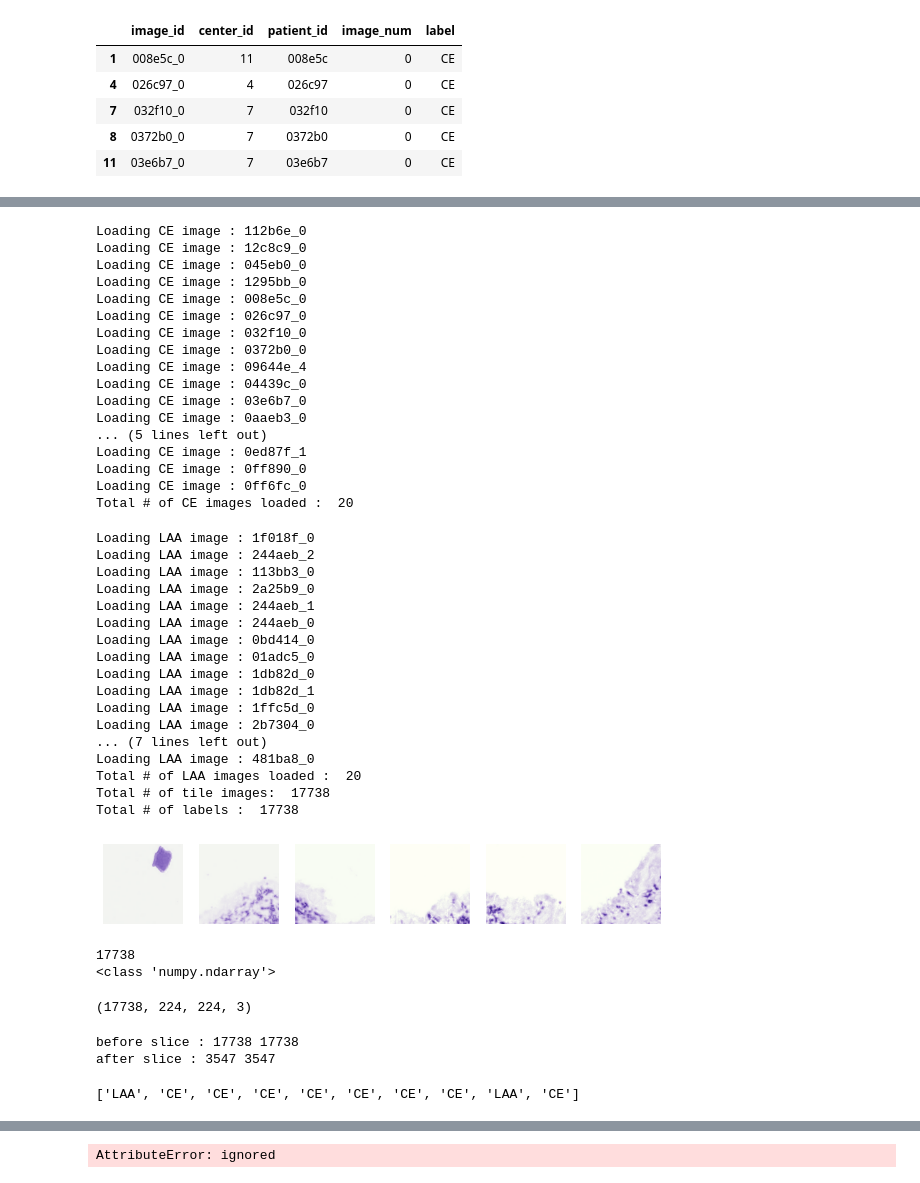
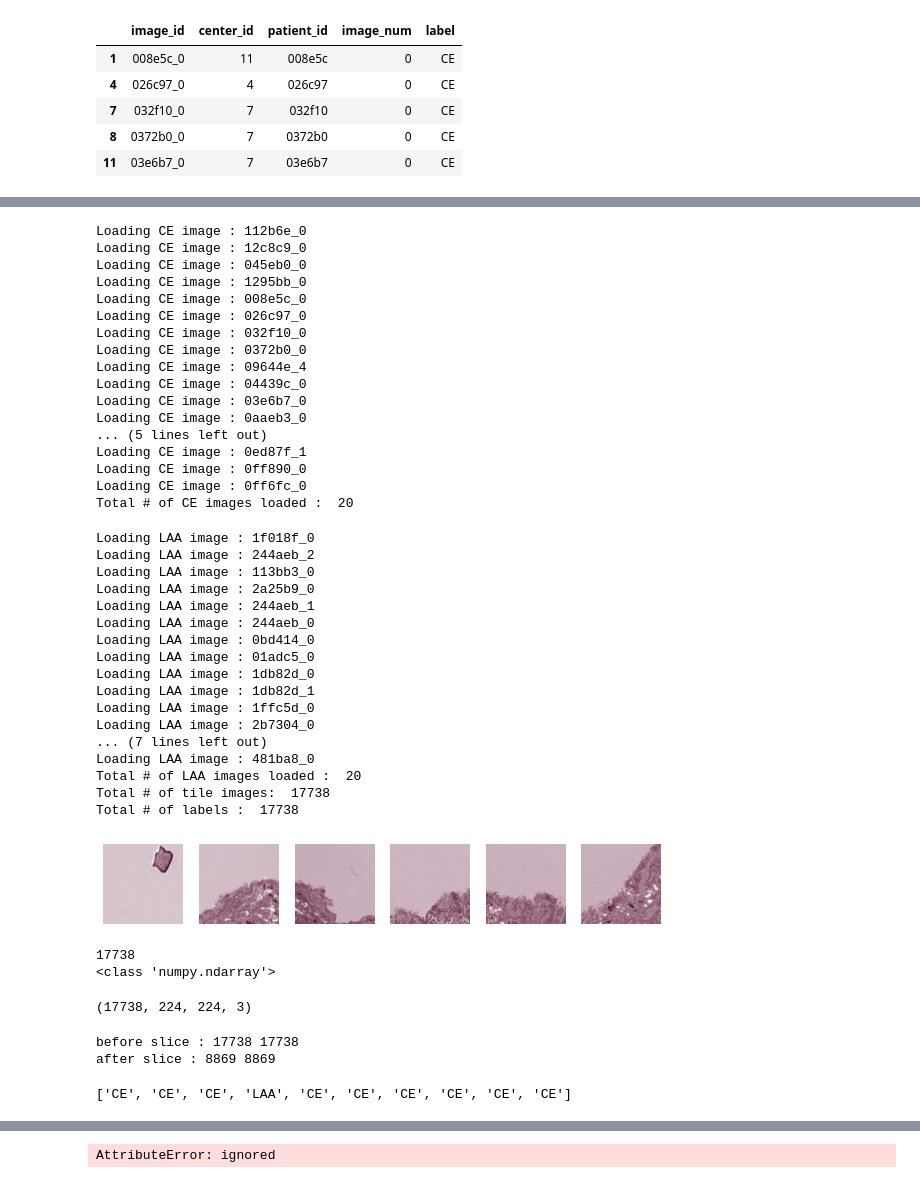
Before and after one commit to dingowhiz/Data_Analytics_ML, a Jupyter notebook: mayo_wsi_anomaly.ipynb, the cells around one changed output, grey strips where cells are left out. Saved outputs shown, nothing was run; the diff lists cells and outputs as text; code cells hidden in the pictures.

```diff
--- a/mayo_wsi_anomaly.ipynb
+++ b/mayo_wsi_anomaly.ipynb
@@ -292,7 +292,7 @@ for ele in tqdm(img_dir_CE, desc = 'CE image loading in progress ...'):
   os.chdir(ce_path + ele )
   cur_dir = os.getcwd()
   if os.path.isdir(cur_dir):
-    os.chdir('E_tiles')
+    os.chdir('H_tiles')
     subdir = os.listdir()
     #end = round(len(subdir)/2)
 
@@ -318,7 +318,7 @@ for ele in tqdm(img_dir_CE, desc = 'CE image loading in progress ...'):
           del img
           y.append('CE')
 print('Total # of CE images loaded : ', count_CE)
-
+#***************************************************************************
 laa_path = '/content/drive/MyDrive/Mayo/train/train_LAA/'
 os.chdir(laa_path)
 img_dir_LAA = os.listdir()
@@ -374,34 +374,34 @@ Loading CE image : 1295bb_0
 Loading CE image : 008e5c_0
 Loading CE image : 026c97_0
 Loading CE image : 032f10_0
 Loading CE image : 0372b0_0
 Loading CE image : 09644e_4
 Loading CE image : 04439c_0
 Loading CE image : 03e6b7_0
 Loading CE image : 0aaeb3_0
 ... (5 lines left out)
 Loading CE image : 0ed87f_1
 Loading CE image : 0ff890_0
 Loading CE image : 0ff6fc_0
 Total # of CE images loaded :  20
 Loading LAA image : 1f018f_0
 Loading LAA image : 244aeb_2
 Loading LAA image : 113bb3_0
 Loading LAA image : 2a25b9_0
 Loading LAA image : 244aeb_1
 Loading LAA image : 244aeb_0
 Loading LAA image : 0bd414_0
 Loading LAA image : 01adc5_0
 Loading LAA image : 1db82d_0
 Loading LAA image : 1db82d_1
 Loading LAA image : 1ffc5d_0
 Loading LAA image : 2b7304_0
 ... (7 lines left out)
 Loading LAA image : 481ba8_0
 Total # of LAA images loaded :  20
 Total # of tile images:  17738
 Total # of labels :  17738
-[figure, old version]
+[figure, new version]
 # %%
 print(len(X))
 print(type(X[0]))
@@ -416,8 +416,8 @@ X2 = [X[j] for j in idx]
 y2 = [y[j] for j in idx]
 # %%
 print('before slice :',len(X2), len(y2))
-d1=len(X2)//5
-d2=len(y2)//5
+d1=len(X2)//2
+d2=len(y2)//2
 X3=X2[:d1]
 y3=y2[:d2]
 del X2, y2
@@ -425,8 +425,8 @@ print('after slice :',len(X3), len(y3))
 y3[-10:]
 # %% [output]
 before slice : 17738 17738
-after slice : 3547 3547
+after slice : 8869 8869
-['LAA', 'CE', 'CE', 'CE', 'CE', 'CE', 'CE', 'CE', 'LAA', 'CE']
+['CE', 'CE', 'CE', 'LAA', 'CE', 'CE', 'CE', 'CE', 'CE', 'CE']
 # %%
 y3.count('LAA')
 # %% [output]
```
Also changed, not shown: parts of 30 cells of this notebook.
